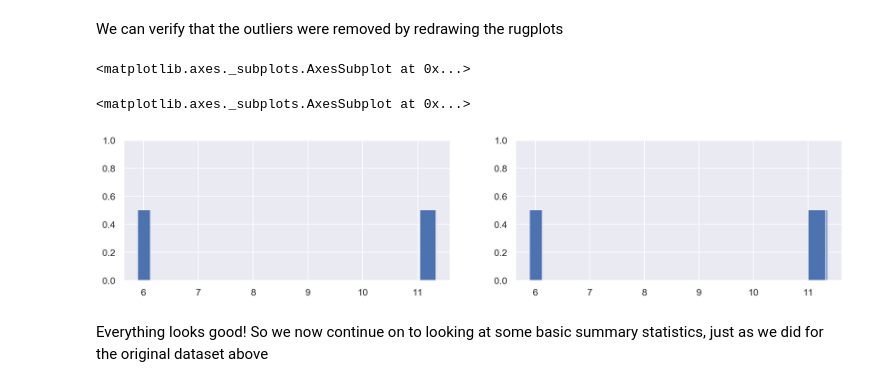
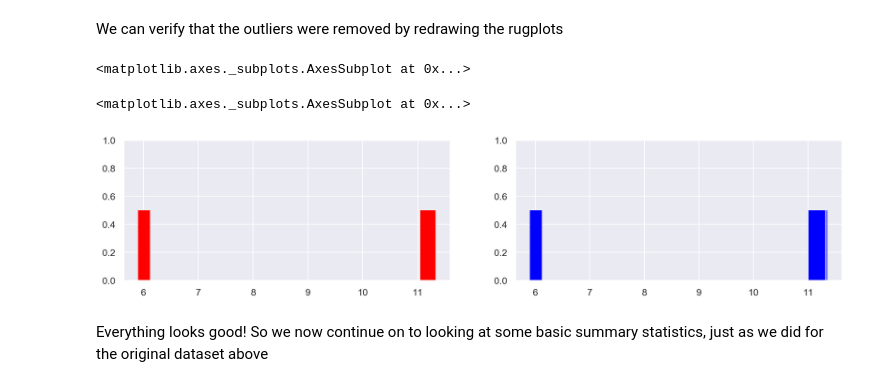
Before and after one commit to aj112358/FFX-Computer-Vision, a Jupyter notebook: Lightning Data.ipynb, the cells around one changed output. Drawn from its saved outputs; the diff is of its cells as text; code cells hidden in the pictures.

```diff
--- a/Lightning Data.ipynb
+++ b/Lightning Data.ipynb
@@ -723,14 +723,16 @@ We can verify that the outliers were removed by redrawing the rugplots
 # %%
 # Redrawing the two rugplots to see if outliers were indeed removed
 
 fig3, axes3 = plt.subplots(nrows=1, ncols=2, figsize=(15,3))
 
-sns.rugplot(ffx_cleaned["dT(seconds)"], ax=axes3[0], height = 0.5)
-sns.rugplot(ffx2_cleaned["dT(seconds)"], ax=axes3[1], height = 0.5)
+sns.rugplot(ffx_cleaned["dT(seconds)"], ax=axes3[0], height = 0.5, color='red')
+sns.rugplot(ffx2_cleaned["dT(seconds)"], ax=axes3[1], height = 0.5, color='blue')
+
+plt.savefig("rugplot2.png")
 # %% [output]
 <matplotlib.axes._subplots.AxesSubplot at 0x...>
 <matplotlib.axes._subplots.AxesSubplot at 0x...>
-[figure, old version]
+[figure, new version]
 # %% [markdown]
 Everything looks good! So we now continue on to looking at some basic summary statistics, just as we did for the original dataset above
 # %%
```
Also changed, not shown: parts of 13 cells of this notebook, 3 other files.
